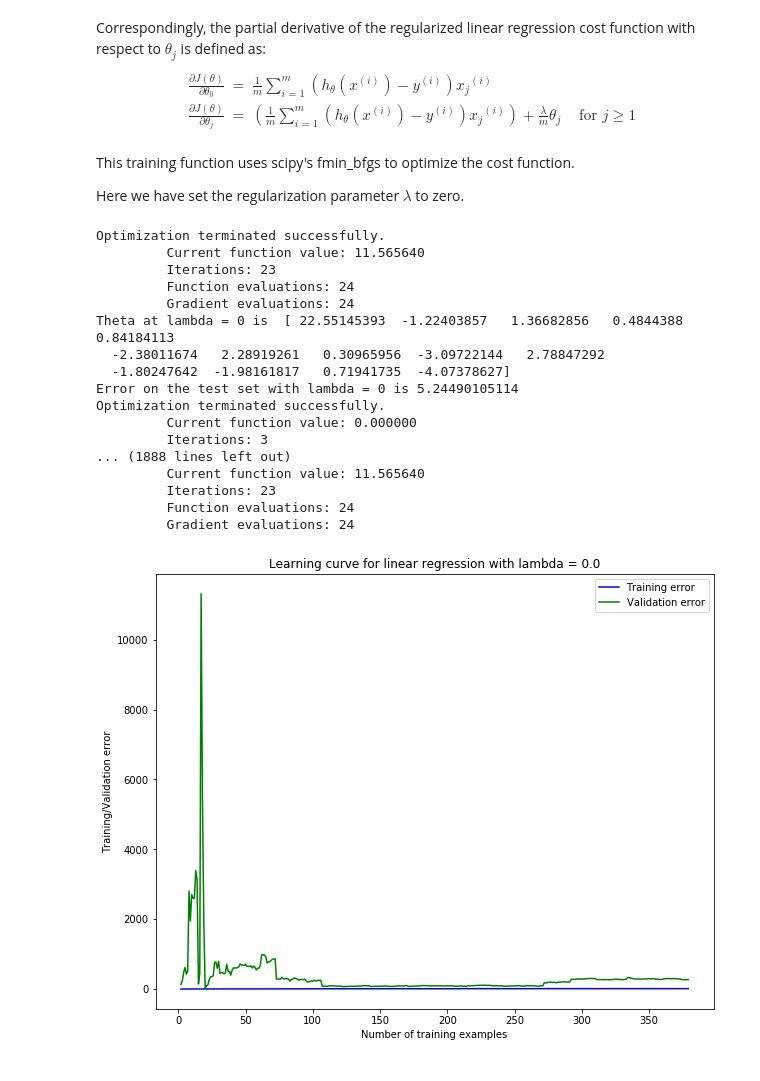
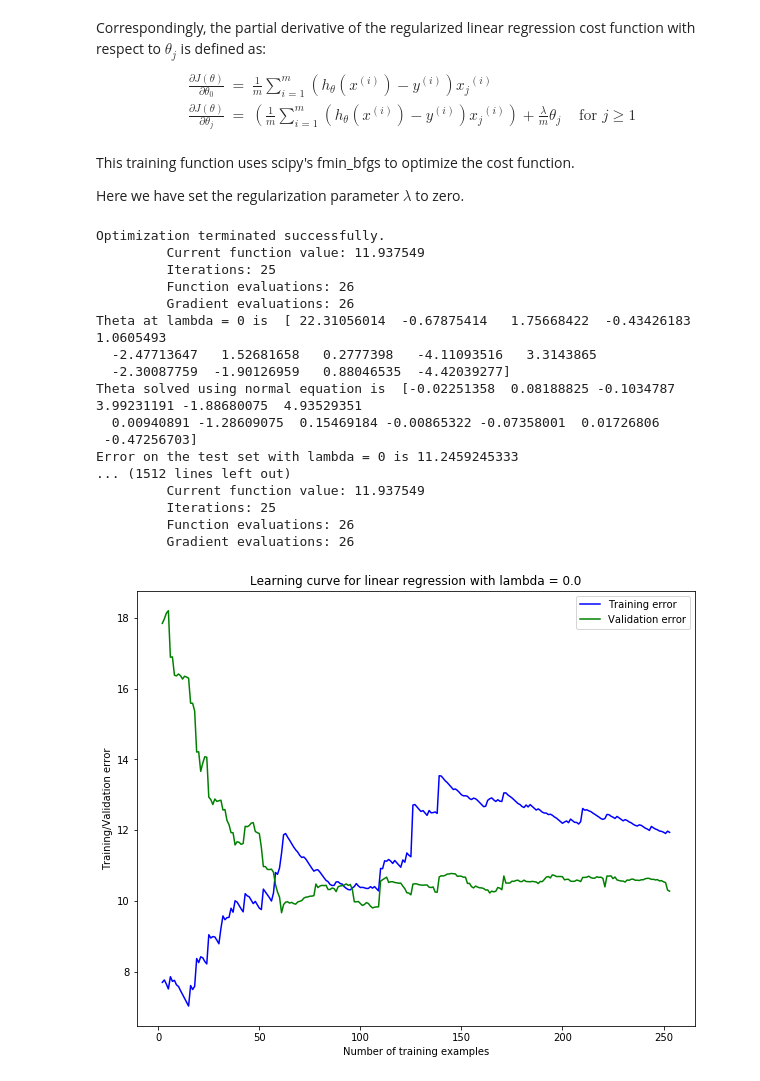
Before and after one commit to aureole-420/machine-learning, a Jupyter notebook: hw1/part2/bostonexpt.ipynb, the cells around one changed output. Cells and saved outputs as stored; diff of their text form; code cells hidden in the pictures.

```diff
--- a/hw1/part2/bostonexpt.ipynb
+++ b/hw1/part2/bostonexpt.ipynb
@@ -40,9 +58,14 @@ Reading data ...
 # %%
 from sklearn.model_selection import train_test_split
 
-X_train, X_test_val, y_train, y_test_val = train_test_split(df.values, bdata.target)
+X_train, X_test_val, y_train, y_test_val = train_test_split(df.values, bdata.target, test_size=0.4)
 
-X_val, X_test, y_val, y_test = train_test_split(X_test_val, y_test_val)
+X_val, X_test, y_val, y_test = train_test_split(X_test_val, y_test_val, test_size=0.5)
+
+# X = df.values
+# y = bdata.target
+# X_train_val, X_test, y_train_val, y_test = train_test_split(X, y, test_size=0.25)
+# X_train, X_val, y_train, y_val = train_test_split(X_train_val, y_train_val, test_size=0.25)
 
 print 'Training set size ', X_train.shape
 print 'Validation set size ', X_val.shape
@@ -72,46 +95,49 @@ Here we have set the regularization parameter $\lambda$ to zero.
 # %%
 reg = 0.0
 
 # Scale training features
 XX_train, mu, sigma = utils.feature_normalize(X_train)
-
 # Add a column to training set
 XX = np.c_[np.ones(XX_train.shape[0]), XX_train]
+
 XX_val = (X_val - mu)/sigma
-
 XX_val = np.c_[np.ones(XX_val.shape[0]), XX_val]
 yy = y_train
 
 #  Train linear regression with lambda = 0
 reglinear_reg1 = RegularizedLinearReg_SquaredLoss()
 theta_opt0 = reglinear_reg1.train(XX,yy,reg,num_iters=1000)
 print 'Theta at lambda = 0 is ', theta_opt0
 
+theta_opt_normal = reglinear_reg1.normal_equation(X_train, y_train, reg)
+print 'Theta solved using normal equation is ', theta_opt_normal
+print 'Error on the test set with lambda = 0 is', reglinear_reg1.loss(theta_opt_normal, X_test, y_test, 0.0)
+
 # Compute error on the test set
 XX_test = (X_test - mu)/sigma
 XX_test = np.c_[np.ones(XX_test.shape[0]), XX_test]
 print 'Error on the test set with lambda = 0 is', reglinear_reg1.loss(theta_opt0, XX_test, y_test, 0.0)
 
 # Plot learning curve
 error_train, error_val = utils.learning_curve(XX,yy,XX_val,y_val,reg)
-plot_utils.plot_learning_curve(error_train, error_val,reg)
+plot_utils.plot_learning_curve(error_train[50:], error_val[50:],reg)
 plt.show()
 # %% [output]
 Optimization terminated successfully.
-         Current function value: 11.565640
-         Iterations: 23
-         Function evaluations: 24
-         Gradient evaluations: 24
-Theta at lambda = 0 is  [ 22.55145393  -1.22403857   1.36682856   0.4844388    0.84184113
-  -2.38011674   2.28919261   0.30965956  -3.09722144   2.78847292
-  -1.80247642  -1.98161817   0.71941735  -4.07378627]
-Error on the test set with lambda = 0 is 5.24490105114
-Optimization terminated successfully.
-         Current function value: 0.000000
-         Iterations: 3
-... (1888 lines left out)
-         Current function value: 11.565640
-         Iterations: 23
-         Function evaluations: 24
-         Gradient evaluations: 24
+         Current function value: 11.937549
+         Iterations: 25
+         Function evaluations: 26
+         Gradient evaluations: 26
+Theta at lambda = 0 is  [ 22.31056014  -0.67875414   1.75668422  -0.43426183   1.0605493
+  -2.47713647   1.52681658   0.2777398   -4.11093516   3.3143865
+  -2.30087759  -1.90126959   0.88046535  -4.42039277]
+Theta solved using normal equation is  [-0.02251358  0.08188825 -0.1034787   3.99231191 -1.88680075  4.93529351
+  0.00940891 -1.28609075  0.15469184 -0.00865322 -0.07358001  0.01726806
+ -0.47256703]
+Error on the test set with lambda = 0 is 11.2459245333
+... (1512 lines left out)
+         Current function value: 11.937549
+         Iterations: 25
+         Function evaluations: 26
+         Gradient evaluations: 26
-[figure, old version]
+[figure, new version]
```
Also changed, not shown: parts of 8 cells of this notebook, 3 other files.
